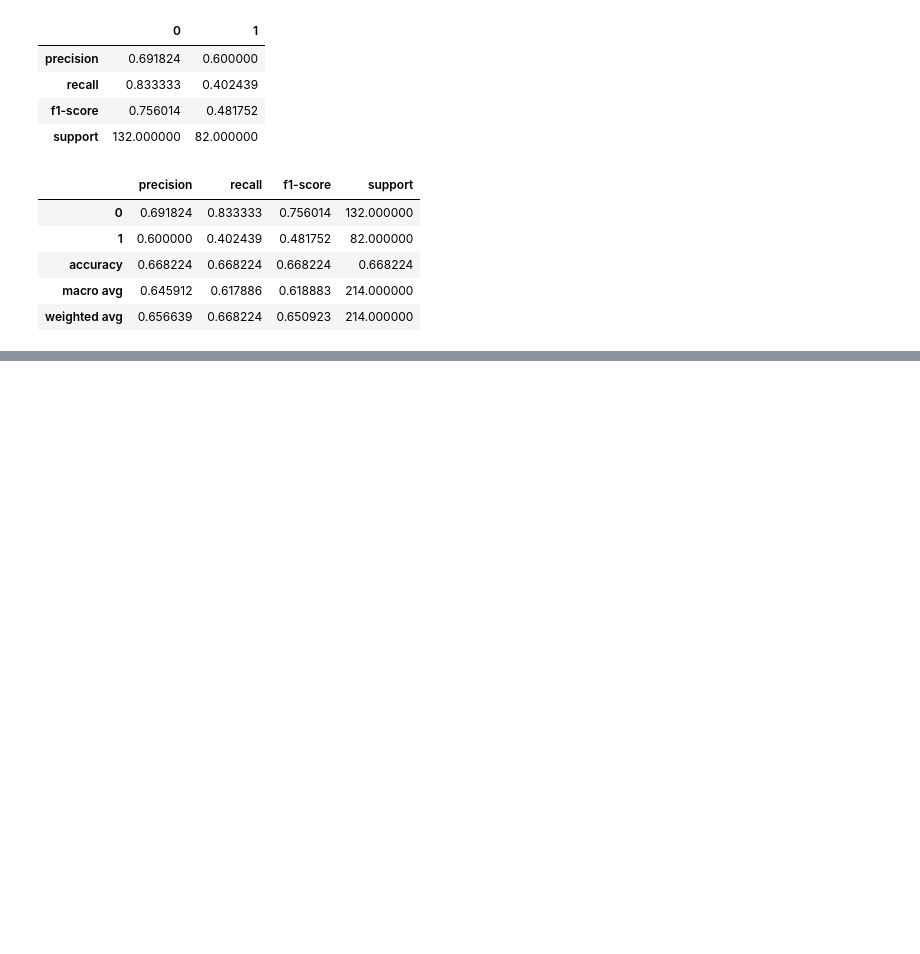
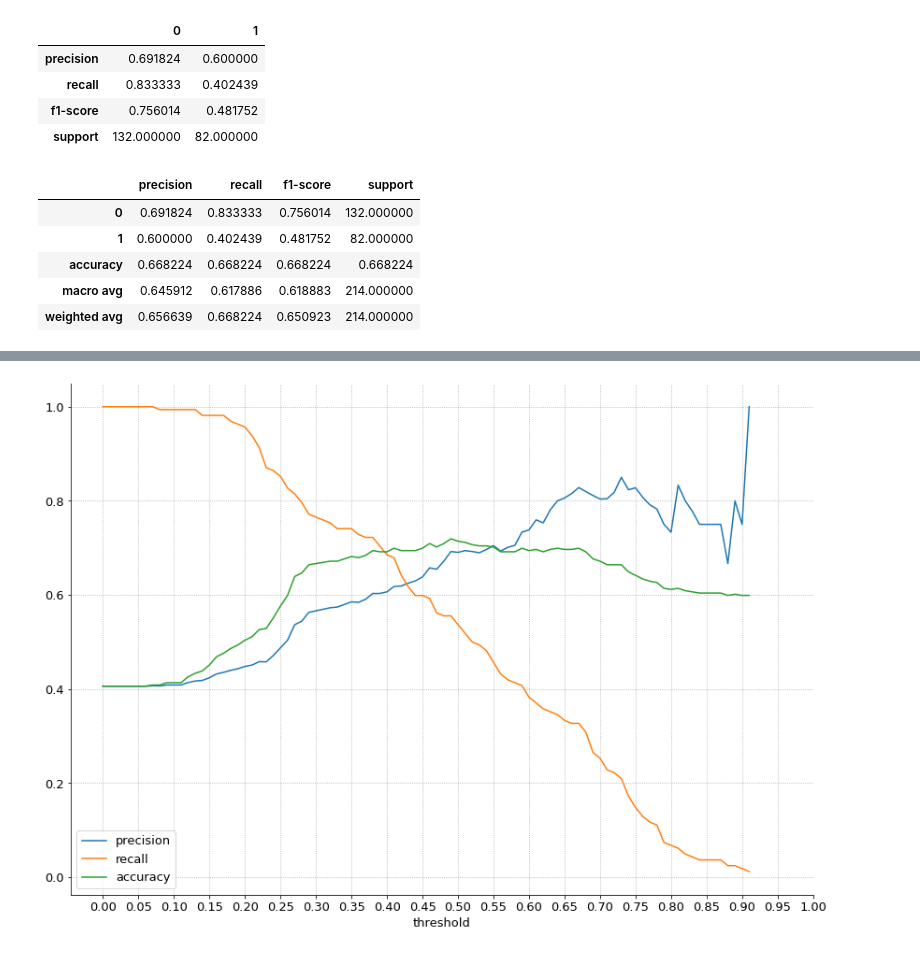
Before and after one commit to o0amandagomez0o/classification-exercises, a Jupyter notebook: model.ipynb, the cells around one changed output, grey strips where cells are left out. Saved outputs shown, nothing was run; the diff lists cells and outputs as text; code cells hidden in the pictures; blank space fills up the shorter version.

Commit message:
still working on different models to find ONE to test

```diff
--- a/model.ipynb
+++ b/model.ipynb
@@ -1390,0 +1521,21 @@ display(e, f)
+# %%
+# create X & y version of train,
+# where y is a series with just the target variable and
+# X are all the features.
+
+X_train = train.drop(columns=['survived'])
+y_train = train.survived
+
+X_validate = validate.drop(columns=['survived'])
+y_validate = validate.survived
+
+X_test = test.drop(columns=['survived'])
+y_test = test.survived
+# %%
+# create the object
+# Define the logistic regression model
+logit = LogisticRegression(C=1, random_state=3210)
+# %%
+# fit the model on train data
+# using: age, fare and pclass
+logit.fit(X_train[['age', 'fare', 'pclass']], y_train)
@@ -1390,0 +1570,7 @@ display(e, f)
+# %%
+# View raw probabilities (output from the model)
+
+
+y_pred_proba = logit.predict_proba(X_train[['age', 'fare', 'pclass']])
+y_pred_proba = pd.DataFrame(y_pred_proba, columns = ['not-survived', 'survived'])
+y_pred_proba.head()
@@ -1390,0 +1584,5 @@ display(e, f)
+# %%
+# plot metrics vs thresholds
+logistic_regression_util.plot_metrics_by_thresholds(y_train, y_pred_proba.survived)
+# %% [output]
+[figure, added]
```
Also changed, not shown: parts of 42 cells of this notebook, 4 other files.
